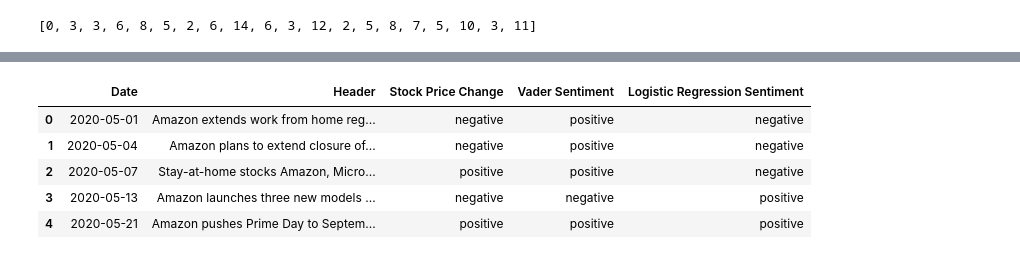
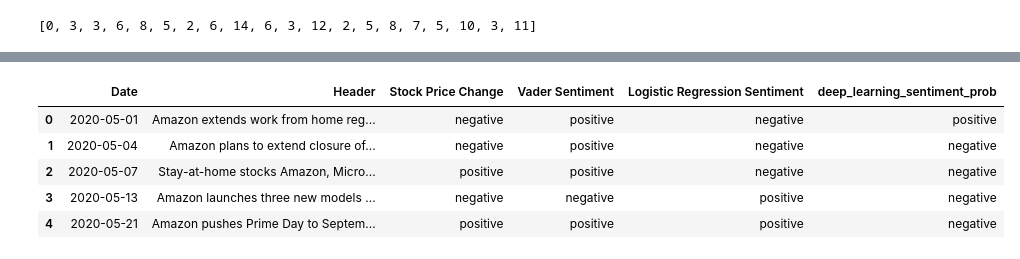
Before and after one commit to anair123/NLP-Final-Project, a Jupyter notebook: NLP Project/Amazon.ipynb, the cells around one changed output, grey strips where cells are left out. Drawn from its saved outputs; the diff is of its cells as text; code cells hidden in the pictures.

```diff
--- a/NLP Project/Amazon.ipynb
+++ b/NLP Project/Amazon.ipynb
@@ -480,0 +692,7 @@ df['sentiment_prob'] = sentiment_prob
+# %%
+# %% -------------------------------------- Training Prep ----------------------------------------------------------
+model = CNN(len(token_ids)).to(device)
+look_up_table = get_glove_table(token_ids, glove_embeddings)
+model.embedding.weight.data.copy_(look_up_table)
+optimizer = torch.optim.Adam(model.parameters(), lr=args.lr)
+criterion = nn.CrossEntropyLoss()
@@ -480,0 +755,17 @@ df['sentiment_prob'] = sentiment_prob
+# %%
+
+x = None
+deep_learning_sentiment_prob = []
+
+for i in df.iloc[:,7]:
+
+
+  test = convert_to_ids([i.lower()], token_ids, args.seq_len)
+
+
+  test = torch.LongTensor(test).to(device)
+  pred = model(test).cpu().detach().numpy()[0]
+  print(pred)
+
+  x = softmax(pred)
+  deep_learning_sentiment_prob.append(x[1])
@@ -480,0 +793,3 @@ df['sentiment_prob'] = sentiment_prob
+# %%
+df['deep_learning_sentiment_prob'] = deep_learning_sentiment_prob
+df
@@ -498,6 +831,7 @@ df['% Change in Stock Price Per Day'] = df['% Change in Stock Price']/df['Days E
 df['Vader Sentiment'] = df['Vader Sentiment Score'].apply(lambda x: "positive" if x>0 else "negative")
 df['Logistic Regression Sentiment'] = df['sentiment_prob'].apply(lambda x: "positive" if x>0.5 else "negative")
 df['Stock Price Change'] = df['% Change in Stock Price Per Day'].apply(lambda x: "positive" if x>0 else "negative")
+df['deep_learning_sentiment_prob'] = df['deep_learning_sentiment_prob'].apply(lambda x: "positive" if x>0.5 else "negative")
 df.head()
 # %% [output]
 |  | Date | Header | Text | Open | Volume | % Change in Stock Price | % Change in Volume | Text (clean) | ... |
@@ -507,13 +841,13 @@ df.head()
 | 3 | 2020-05-13 | Amazon launches three new models ... | - Amazon.com Inc on Wednesday lau... | 2366.800049 | 4782900 | -0.336030 | 40.822636 | Amazon.com Inc Wednesday launch n... | ... |
 | 4 | 2020-05-21 | Amazon pushes Prime Day to Septem... | - Amazon.com Inc is scheduling it... | 2500.000000 | 5114400 | 5.627850 | 6.930941 | Amazon.com Inc schedule annual Pr... | ... |
 # %%
-columns = ['Date','Header','Stock Price Change', 'Vader Sentiment', 'Logistic Regression Sentiment']
+columns = ['Date','Header','Stock Price Change', 'Vader Sentiment', 'Logistic Regression Sentiment','deep_learning_sentiment_prob']
 df_summary = df[columns]
 df_summary.head()
 # %% [output]
-|  | Date | Header | Stock Price Change | Vader Sentiment | Logistic Regression Sentiment |
-| 0 | 2020-05-01 | Amazon extends work from home reg... | negative | positive | negative |
-| 1 | 2020-05-04 | Amazon plans to extend closure of... | negative | positive | negative |
-| 2 | 2020-05-07 | Stay-at-home stocks Amazon, Micro... | positive | positive | negative |
-| 3 | 2020-05-13 | Amazon launches three new models ... | negative | negative | positive |
-| 4 | 2020-05-21 | Amazon pushes Prime Day to Septem... | positive | positive | positive |
+|  | Date | Header | Stock Price Change | Vader Sentiment | Logistic Regression Sentiment | deep_learning_sentiment_prob |
+| 0 | 2020-05-01 | Amazon extends work from home reg... | negative | positive | negative | positive |
+| 1 | 2020-05-04 | Amazon plans to extend closure of... | negative | positive | negative | negative |
+| 2 | 2020-05-07 | Stay-at-home stocks Amazon, Micro... | positive | positive | negative | negative |
+| 3 | 2020-05-13 | Amazon launches three new models ... | negative | negative | positive | negative |
+| 4 | 2020-05-21 | Amazon pushes Prime Day to Septem... | positive | positive | positive | negative |
```
Also changed, not shown: parts of 20 cells of this notebook.
